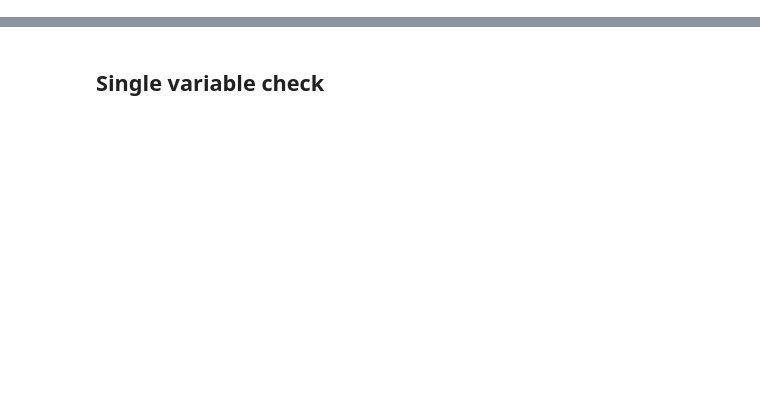
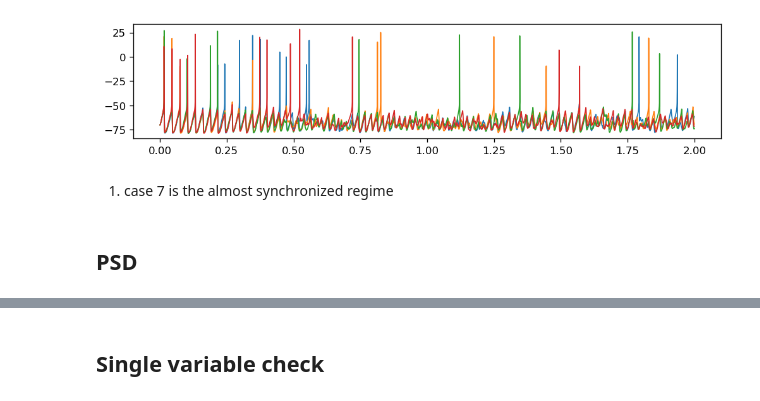
Before and after one commit to jyKim-97/hh_neuralnet, a Jupyter notebook: ei_wb_pop/view.ipynb, the cells around one changed output, grey strips where cells are left out. Cells and saved outputs as stored; diff of their text form; code cells hidden in the pictures; blank space fills up the shorter version.

```diff
--- a/ei_wb_pop/view.ipynb
+++ b/ei_wb_pop/view.ipynb
@@ -64,0 +215,13 @@ np.average(num_spk[80:])/1000
+# %%
+nid = 50
+
+plt.figure(dpi=120, figsize=(10, 2))
+plt.plot(obj.data["t"], obj.data["v"][:,[1,5,10,20]], lw=1)
+
+plt.show()
+# %% [output]
+[figure, added]
+# %% [markdown]
+1. case 7 is the almost synchronized regime
+# %% [markdown]
+## PSD
```
Also changed, not shown: parts of 70 cells of this notebook.
